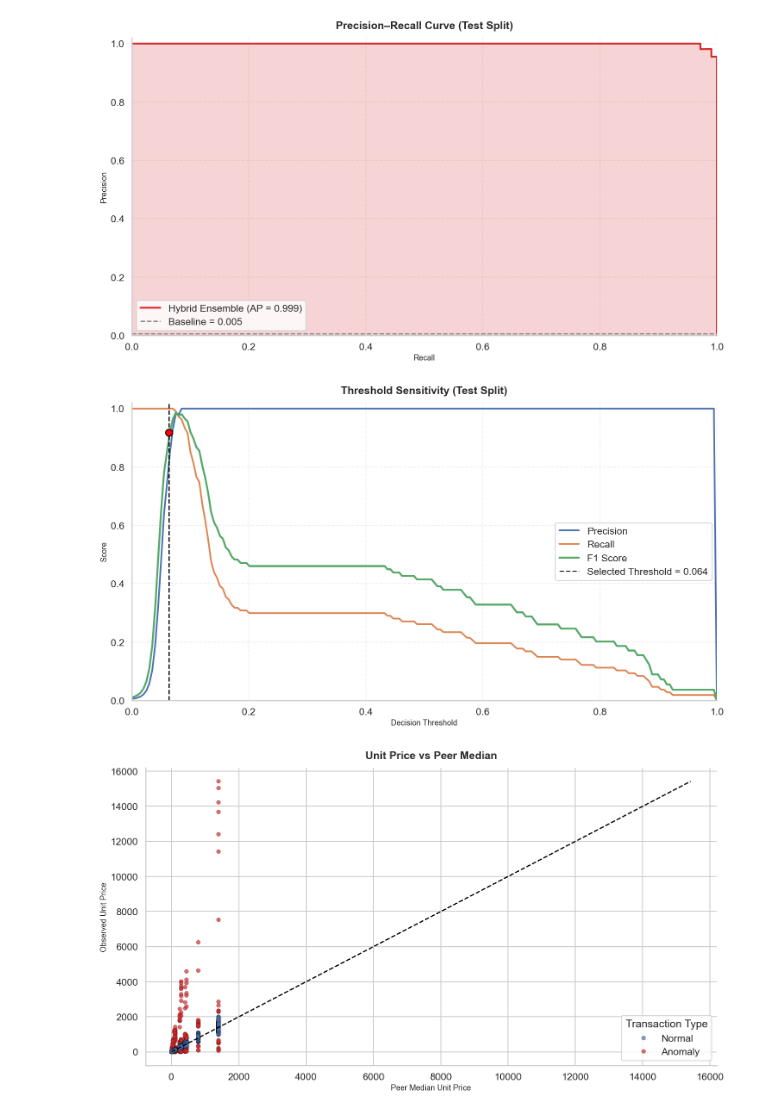
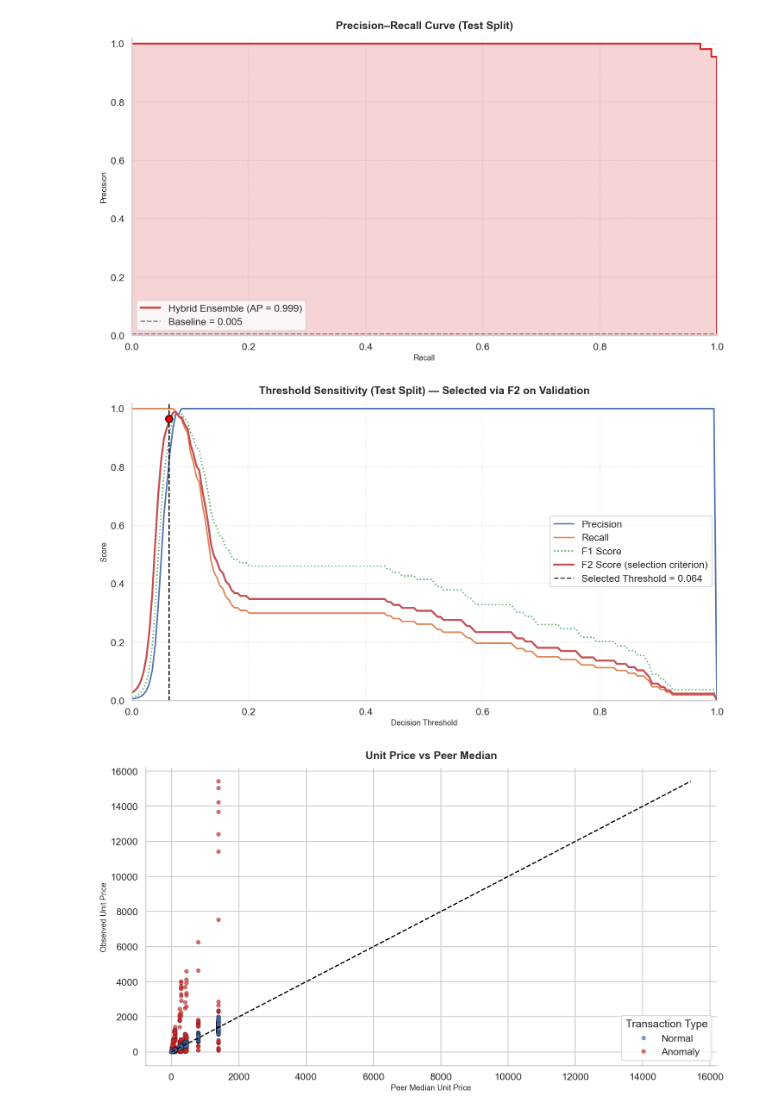
Before and after one commit to FullStackAnalyst/Data-Engineering, a Jupyter notebook: PYTHON/TBML.ipynb, the cells around one changed output. Drawn from its saved outputs; the diff is of its cells as text; code cells hidden in the pictures.

```diff
--- a/PYTHON/TBML.ipynb
+++ b/PYTHON/TBML.ipynb
@@ -741,15 +947,25 @@ qty_mean = np.log1p(train_df["quantity"]).mean()
 qty_std = np.log1p(train_df["quantity"]).std()
 df["qty_zscore"] = (df["log_qty"] - qty_mean) / qty_std
 
-# Importer frequency — counted from train only
+# Importer frequency — counted from train only, log-transformed (raw counts
+# are right-skewed: ~310 for normal importers vs ~48 for shell importers)
 freq_map = train_df["importer_id"].value_counts()
 df["importer_freq"] = df["importer_id"].map(freq_map).fillna(0)
+df["log_importer_freq"] = np.log1p(df["importer_freq"])
+
+# Derived (not arbitrary) "rare importer" cutoff: bottom 5th percentile of
+# per-importer transaction frequency, computed from TRAIN only. Kept on the
+# raw-count scale since it's used for a human-readable business explanation.
+RARE_IMPORTER_THRESHOLD = np.percentile(freq_map.values, 5)
+print(
+    f"Rare-importer threshold (5th pct of train importer frequency) : {RARE_IMPORTER_THRESHOLD:.1f}"
+)
 
 FEATURES = [
     "robust_z",
     "value_zscore",
     "qty_zscore",
-    "importer_freq",
+    "log_importer_freq",
     "country_risk",
 ]
 
@@ -1123,42 +1587,53 @@ plt.show()
 # ───────────────────────────────────────────────────────────────────────────
 fig, ax = plt.subplots(figsize=(15, 15 * 9 / 16))
 thresholds_plot = np.linspace(0, 1, 200)
-precision_list, recall_list, f1_list = [], [], []
+precision_list, recall_list, f1_list, f2_list = [], [], [], []
 
 for thr in thresholds_plot:
     preds = (ensemble_score[test_mask] >= thr).astype(int)
     precision_list.append(precision_score(y[test_mask], preds, zero_division=0))
     recall_list.append(recall_score(y[test_mask], preds, zero_division=0))
     f1_list.append(f1_score(y[test_mask], preds, zero_division=0))
+    f2_list.append(fbeta_score(y[test_mask], preds, beta=2, zero_division=0))
 
-sns.lineplot(x=thresholds_plot, y=precision_list, linewidth=2.8, label="Precision")
-sns.lineplot(x=thresholds_plot, y=recall_list, linewidth=2.8, label="Recall")
-sns.lineplot(x=thresholds_plot, y=f1_list, linewidth=3.2, label="F1 Score")
+sns.lineplot(x=thresholds_plot, y=precision_list, linewidth=2.5, label="Precision")
+sns.lineplot(x=thresholds_plot, y=recall_list, linewidth=2.5, label="Recall")
+sns.lineplot(
+    x=thresholds_plot, y=f1_list, linewidth=2.2, linestyle=":", label="F1 Score"
+)
+sns.lineplot(
+    x=thresholds_plot, y=f2_list, linewidth=3.2, label="F2 Score (selection criterion)"
+)
 plt.axvline(
     best_thr,
     color="black",
     linestyle="--",
     linewidth=2,
     label=f"Selected Threshold = {best_thr:.3f}",
 )
 
 best_index = np.argmin(np.abs(thresholds_plot - best_thr))
 plt.scatter(
-    best_thr, f1_list[best_index], s=140, color="red", edgecolor="black", zorder=5
+    best_thr, f2_list[best_index], s=140, color="red", edgecolor="black", zorder=5
 )
 
-plt.title("Threshold Sensitivity (Test Split)", fontsize=18, fontweight="bold", pad=15)
+plt.title(
+    "Threshold Sensitivity (Test Split) — Selected via F2 on Validation",
+    fontsize=18,
+    fontweight="bold",
+    pad=15,
+)
 plt.xlabel("Decision Threshold", fontsize=13)
 plt.ylabel("Score", fontsize=13)
 plt.xlim(0, 1)
 plt.ylim(0, 1.02)
 plt.grid(linestyle="--", alpha=0.3)
 plt.legend(frameon=True, loc="best")
 sns.despine()
 plt.tight_layout()
 plt.show()
 # %% [output]
-[figure, old version]
+[figure, new version]
 # %%
 # ───────────────────────────────────────────────────────────────────────────
 # Diagnostic 1 — Unit Price vs Peer Median
```
Also changed, not shown: parts of 15 cells of this notebook.
